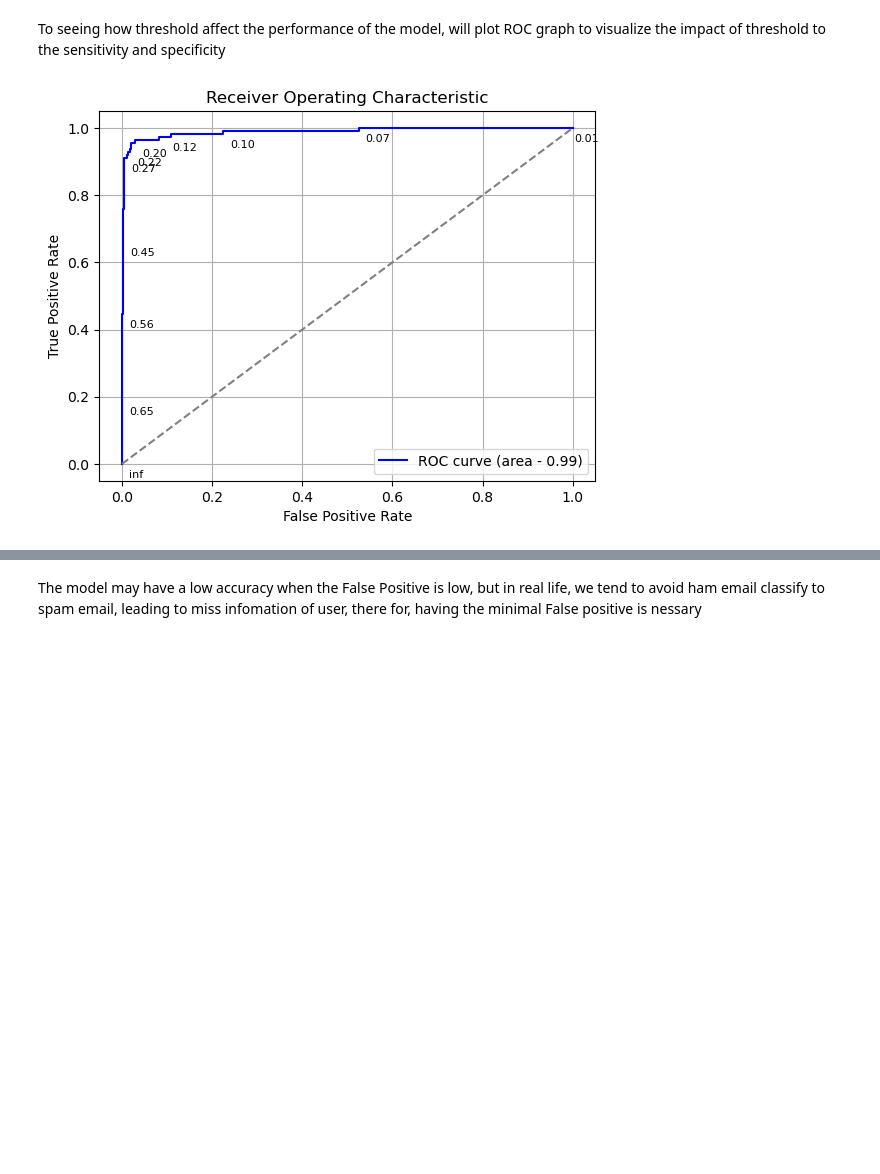
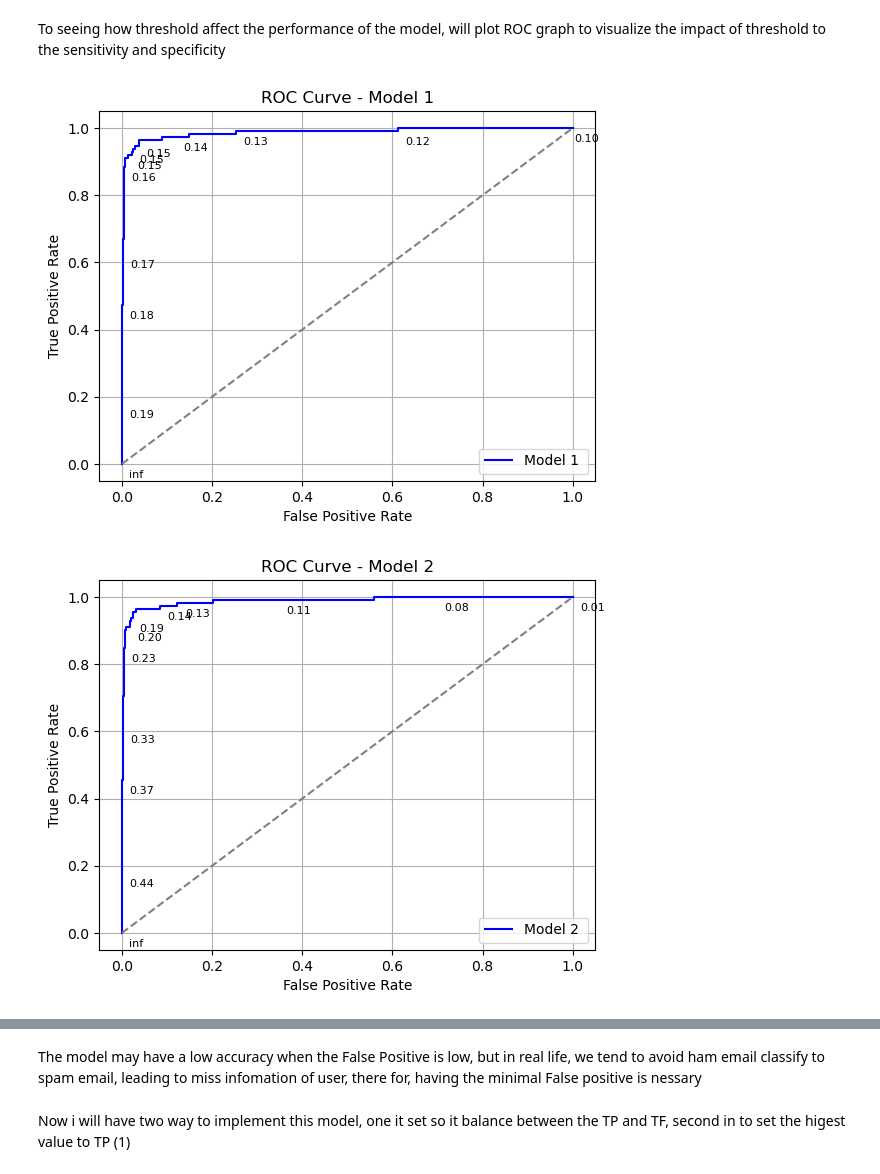
Before and after one commit to quangminh141005/Midterm_Machine_learning, a Jupyter notebook: Spam_mail/Spam_mail.ipynb, the cells around one changed output, grey strips where cells are left out. Cells and saved outputs as stored; diff of their text form; code cells hidden in the pictures; blank space fills up the shorter version.

Commit message:
add metrics value

```diff
--- a/Spam_mail/Spam_mail.ipynb
+++ b/Spam_mail/Spam_mail.ipynb
@@ -299,10 +299,11 @@ y_pred_2 = sigmoid(np.dot(X_val, w_2)+b_2)
 y_pred_3 = sigmoid(np.dot(X_val, w_3)+b_3)
 
 # Applying the threshold to convert sigmoid outputs into binary (0 or 1)
-y_pred_1_binary = (y_pred_1 >= 0.12).astype(int)
-y_pred_2_binary = (y_pred_2 >= 0.09).astype(int)
-y_pred_3_binary = (y_pred_3 >= 0.06).astype(int)
+y_pred_1_binary = (y_pred_1 >= 0.15).astype(int)
+y_pred_2_binary = (y_pred_2 >= 0.14).astype(int)
+y_pred_3_binary = (y_pred_3 >= 0.20).astype(int)
 
+y_pred = [y_pred_1, y_pred_2, y_pred_3]
 y_pred_binary = [y_pred_1_binary, y_pred_2_binary, y_pred_3_binary]
 # %% [markdown]
 I was wrong when thinking the loss value was relate to the threshold and classification accuracy.
@@ -352,21 +353,29 @@ plt.show()
 # %% [markdown]
 To seeing how threshold affect the performance of the model, will plot ROC graph to visualize the impact of threshold to the sensitivity and specificity
 # %%
-fpr, tpr, thresholds = roc_curve(y_true, y_pred_3, pos_label=1)
-roc_auc = auc(fpr, tpr)
+predictions = [
+    ('Model 1', y_pred_1),
+    ('Model 2', y_pred_2),
+    ('Model 3', y_pred_3)
+]
 
-plt.figure()
-plt.plot(fpr, tpr, color='blue', label=f'ROC curve (area - {roc_auc:.2f})')
-plt.plot([0,1],[0,1], color='gray', linestyle='--')
+for name, y_pred in predictions:
+    fpr, tpr, thresholds = roc_curve(y_true, y_pred, pos_label=1)
 
-for i in range(0, len(thresholds), max(1, len(thresholds)//10)): # Plot the threshold value on each 10%
-    plt.annotate(f'{thresholds[i]:.2f}', (fpr[i], tpr[i]), textcoords="offset points", xytext=(5,-10), fontsize=8)
+    plt.figure()
+    plt.plot(fpr, tpr, color='blue', label=f'{name} ')
+    plt.plot([0, 1], [0, 1], color='gray', linestyle='--')
 
-plt.xlabel('False Positive Rate')
-plt.ylabel('True Positive Rate')
-plt.title('Receiver Operating Characteristic')
-plt.legend(loc='lower right')
-plt.grid(True)
-plt.show()
+    # Annotate a few threshold points
+    for i in range(0, len(thresholds), max(1, len(thresholds)//10)):
+        plt.annotate(f'{thresholds[i]:.2f}', (fpr[i], tpr[i]), textcoords="offset points", xytext=(5,-10), fontsize=8)
+
+    plt.xlabel('False Positive Rate')
+    plt.ylabel('True Positive Rate')
+    plt.title(f'ROC Curve - {name}')
+    plt.legend(loc='lower right')
+    plt.grid(True)
+    plt.show()
 # %% [output]
-[figure, old version]
+[figure, new version]
+[figure, added]
@@ -373,2 +383,4 @@ plt.show()
 # %% [markdown]
 The model may have a low accuracy when the False Positive is low, but in real life, we tend to avoid ham email classify to spam email, leading to miss infomation of user, there for, having the minimal False positive is nessary
+# %% [markdown]
+Now i will have two way to implement this model, one it set so it balance between the TP and TF, second in to set the higest value to TP (1)
```
Also changed, not shown: parts of 4 cells of this notebook.
